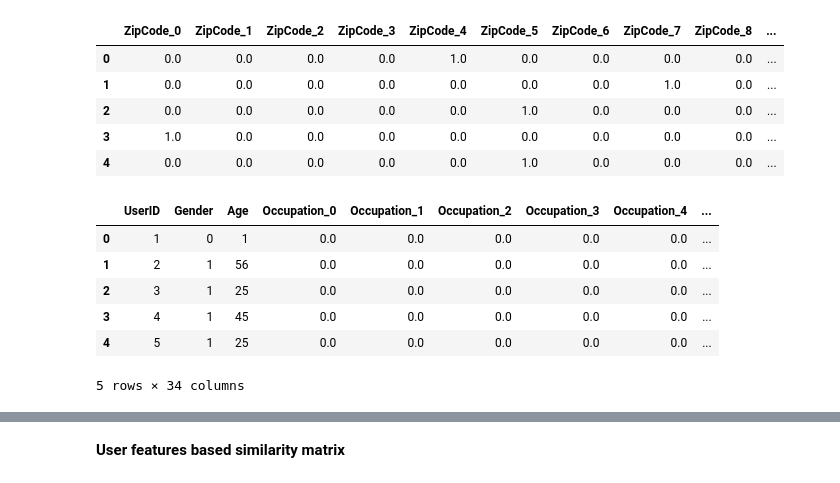
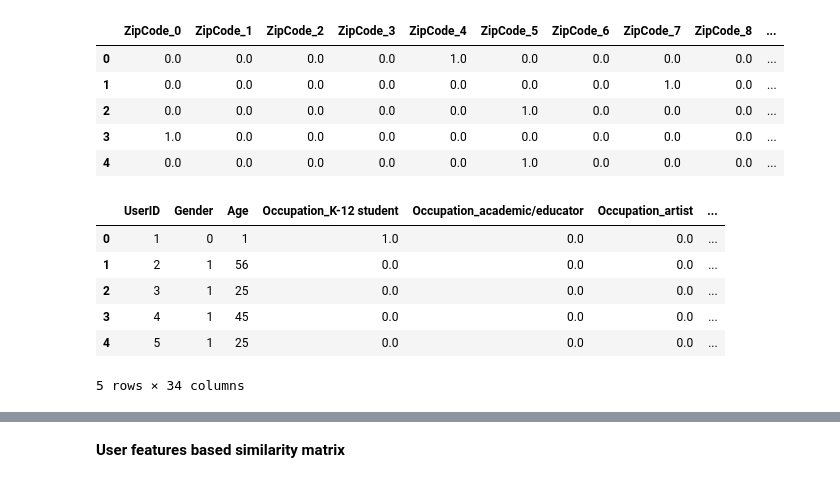
Before and after one commit to gautamnaik1994/MovieRecommendationMLCaseStudy, a Jupyter notebook: notebooks/CaseStudy.ipynb, the cells around one changed output, grey strips where cells are left out. Saved outputs shown, nothing was run; the diff lists cells and outputs as text; code cells hidden in the pictures.

```diff
--- a/notebooks/CaseStudy.ipynb
+++ b/notebooks/CaseStudy.ipynb
@@ -790,4 +873,4 @@ user_rating_based_similarity_df
 | 6040 | 0.133590 | 0.218276 | 0.133144 | 0.137968 | 0.241437 | 0.083436 | 0.080680 | 0.148123 | 0.215819 | 0.255793 | ... | ... |
 6040 rows × 6040 columns
 # %%
-users=users.drop(["OccupationName", "AgeCategory"], axis=1)
+users=users.drop([ "AgeCategory"], axis=1)
@@ -824,6 +909,6 @@ users.head()
 # %%
 encoder = OneHotEncoder(sparse_output=False)
-occupation_one_hot = encoder.fit_transform(users["Occupation"].values.reshape(-1, 1))
+occupation_one_hot = encoder.fit_transform(users["OccupationName"].values.reshape(-1, 1))
 occupation_one_hot_df = pd.DataFrame(occupation_one_hot, columns=encoder.get_feature_names_out(["Occupation"]))
 occupation_one_hot_df.head()
 # %% [output]
@@ -848,15 +933,15 @@ zipCode_one_hot_df.head()
 | 4 | 0.0 | 0.0 | 0.0 | 0.0 | 0.0 | 1.0 | 0.0 | 0.0 | 0.0 | ... |
 # %%
 users = pd.concat([users, occupation_one_hot_df, zipCode_one_hot_df], axis=1)
-users = users.drop(["Occupation", "ZipCode"], axis=1)
+users = users.drop(["OccupationName", "ZipCode"], axis=1)
 users.head()
 # %% [output]
-|  | UserID | Gender | Age | Occupation_0 | Occupation_1 | Occupation_2 | Occupation_3 | Occupation_4 | ... |
-| 0 | 1 | 0 | 1 | 0.0 | 0.0 | 0.0 | 0.0 | 0.0 | ... |
-| 1 | 2 | 1 | 56 | 0.0 | 0.0 | 0.0 | 0.0 | 0.0 | ... |
-| 2 | 3 | 1 | 25 | 0.0 | 0.0 | 0.0 | 0.0 | 0.0 | ... |
-| 3 | 4 | 1 | 45 | 0.0 | 0.0 | 0.0 | 0.0 | 0.0 | ... |
-| 4 | 5 | 1 | 25 | 0.0 | 0.0 | 0.0 | 0.0 | 0.0 | ... |
+|  | UserID | Gender | Age | Occupation_K-12 student | Occupation_academic/educator | Occupation_artist | ... |
+| 0 | 1 | 0 | 1 | 1.0 | 0.0 | 0.0 | ... |
+| 1 | 2 | 1 | 56 | 0.0 | 0.0 | 0.0 | ... |
+| 2 | 3 | 1 | 25 | 0.0 | 0.0 | 0.0 | ... |
+| 3 | 4 | 1 | 45 | 0.0 | 0.0 | 0.0 | ... |
+| 4 | 5 | 1 | 25 | 0.0 | 0.0 | 0.0 | ... |
 5 rows × 34 columns
 # %%
 users=users.set_index("UserID")
```
Also changed, not shown: parts of 71 cells of this notebook, 2 other files.
